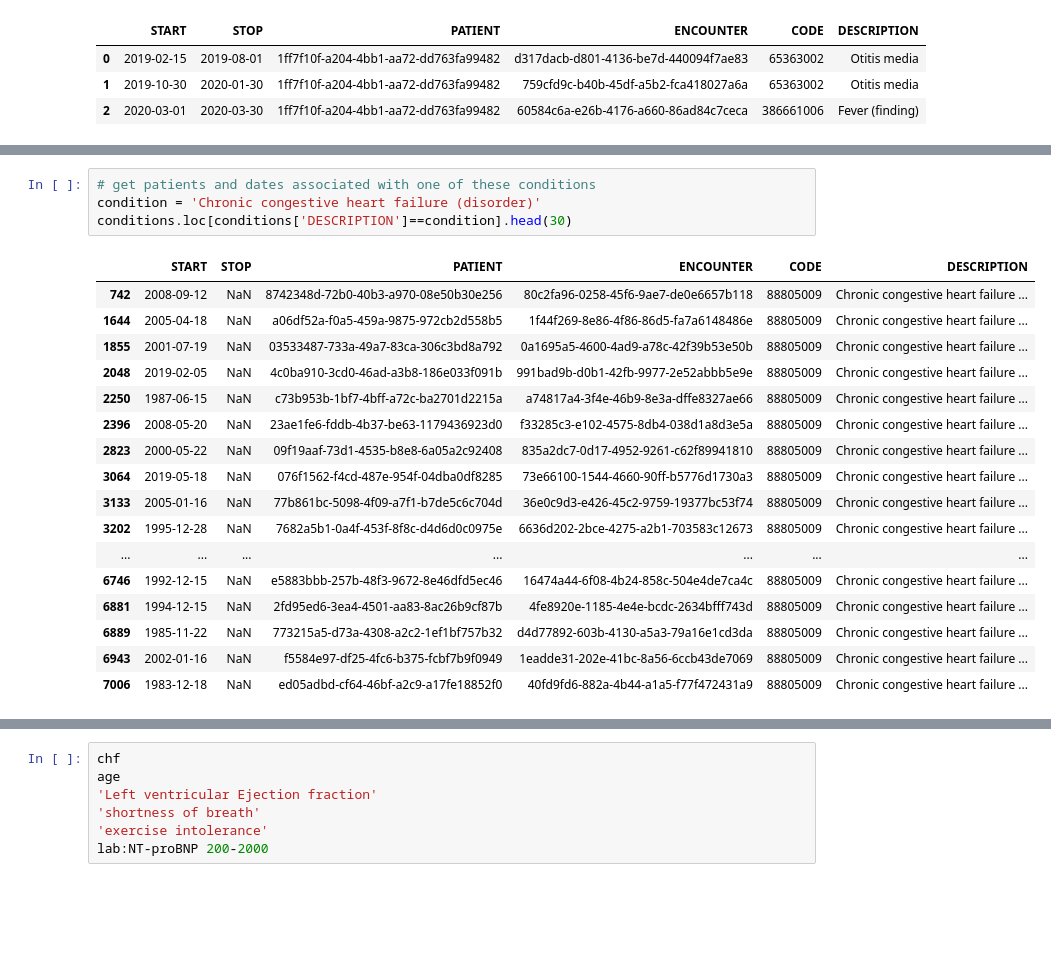
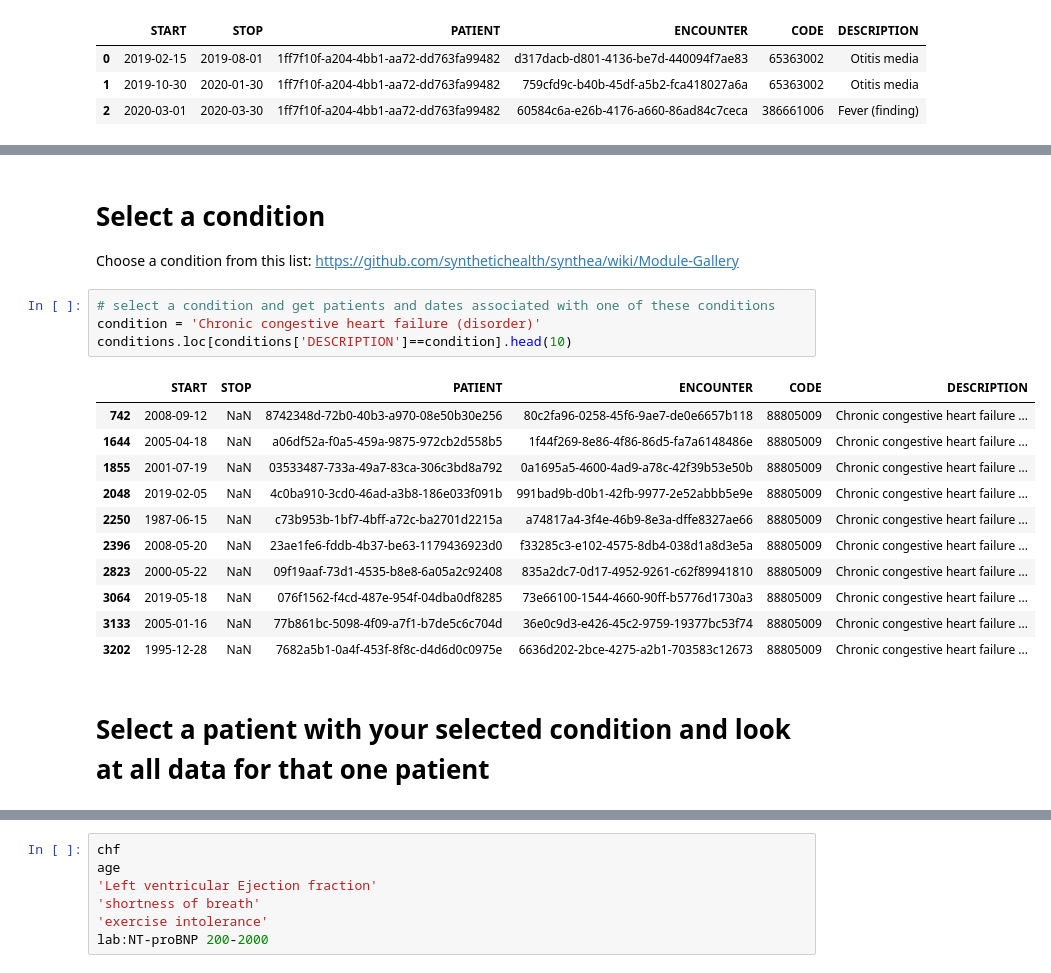
Before and after one commit to keithcallenberg/healthcare-data-carpentry, a Jupyter notebook: code/02_data_exploration.ipynb, the cells around one changed output, grey strips where cells are left out. Cells and saved outputs as stored; diff of their text form; blank space fills up the shorter version.

```diff
--- a/code/02_data_exploration.ipynb
+++ b/code/02_data_exploration.ipynb
@@ -82,26 +81,25 @@ Wheezing (finding)                         17939
 Viral sinusitis (disorder)                 16135
 Hyperlipidemia                             15404
 Name: DESCRIPTION, dtype: int64
+# %% [markdown]
+# Select a condition
+Choose a condition from this list: https://github.com/synthetichealth/synthea/wiki/Module-Gallery
 # %%
-# get patients and dates associated with one of these conditions
+# select a condition and get patients and dates associated with one of these conditions
 condition = 'Chronic congestive heart failure (disorder)'
-conditions.loc[conditions['DESCRIPTION']==condition].head(30)
+conditions.loc[conditions['DESCRIPTION']==condition].head(10)
 # %% [output]
 |  | START | STOP | PATIENT | ENCOUNTER | CODE | DESCRIPTION |
 | 742 | 2008-09-12 | NaN | 8742348d-72b0-40b3-a970-08e50b30e256 | 80c2fa96-0258-45f6-9ae7-de0e6657b118 | 88805009 | Chronic congestive heart failure ... |
 | 1644 | 2005-04-18 | NaN | a06df52a-f0a5-459a-9875-972cb2d558b5 | 1f44f269-8e86-4f86-86d5-fa7a6148486e | 88805009 | Chronic congestive heart failure ... |
 | 1855 | 2001-07-19 | NaN | 03533487-733a-49a7-83ca-306c3bd8a792 | 0a1695a5-4600-4ad9-a78c-42f39b53e50b | 88805009 | Chronic congestive heart failure ... |
 | 2048 | 2019-02-05 | NaN | 4c0ba910-3cd0-46ad-a3b8-186e033f091b | 991bad9b-d0b1-42fb-9977-2e52abbb5e9e | 88805009 | Chronic congestive heart failure ... |
 | 2250 | 1987-06-15 | NaN | c73b953b-1bf7-4bff-a72c-ba2701d2215a | a74817a4-3f4e-46b9-8e3a-dffe8327ae66 | 88805009 | Chronic congestive heart failure ... |
 | 2396 | 2008-05-20 | NaN | 23ae1fe6-fddb-4b37-be63-1179436923d0 | f33285c3-e102-4575-8db4-038d1a8d3e5a | 88805009 | Chronic congestive heart failure ... |
 | 2823 | 2000-05-22 | NaN | 09f19aaf-73d1-4535-b8e8-6a05a2c92408 | 835a2dc7-0d17-4952-9261-c62f89941810 | 88805009 | Chronic congestive heart failure ... |
 | 3064 | 2019-05-18 | NaN | 076f1562-f4cd-487e-954f-04dba0df8285 | 73e66100-1544-4660-90ff-b5776d1730a3 | 88805009 | Chronic congestive heart failure ... |
 | 3133 | 2005-01-16 | NaN | 77b861bc-5098-4f09-a7f1-b7de5c6c704d | 36e0c9d3-e426-45c2-9759-19377bc53f74 | 88805009 | Chronic congestive heart failure ... |
 | 3202 | 1995-12-28 | NaN | 7682a5b1-0a4f-453f-8f8c-d4d6d0c0975e | 6636d202-2bce-4275-a2b1-703583c12673 | 88805009 | Chronic congestive heart failure ... |
-| ... | ... | ... | ... | ... | ... | ... |
-| 6746 | 1992-12-15 | NaN | e5883bbb-257b-48f3-9672-8e46dfd5ec46 | 16474a44-6f08-4b24-858c-504e4de7ca4c | 88805009 | Chronic congestive heart failure ... |
-| 6881 | 1994-12-15 | NaN | 2fd95ed6-3ea4-4501-aa83-8ac26b9cf87b | 4fe8920e-1185-4e4e-bcdc-2634bfff743d | 88805009 | Chronic congestive heart failure ... |
-| 6889 | 1985-11-22 | NaN | 773215a5-d73a-4308-a2c2-1ef1bf757b32 | d4d77892-603b-4130-a5a3-79a16e1cd3da | 88805009 | Chronic congestive heart failure ... |
-| 6943 | 2002-01-16 | NaN | f5584e97-df25-4fc6-b375-fcbf7b9f0949 | 1eadde31-202e-41bc-8a56-6ccb43de7069 | 88805009 | Chronic congestive heart failure ... |
-| 7006 | 1983-12-18 | NaN | ed05adbd-cf64-46bf-a2c9-a17fe18852f0 | 40fd9fd6-882a-4b44-a1a5-f77f472431a9 | 88805009 | Chronic congestive heart failure ... |
+# %% [markdown]
+# Select a patient with your selected condition and look at all data for that one patient
 # %%
```
Also changed, not shown: parts of 9 cells of this notebook, 1 other file.
